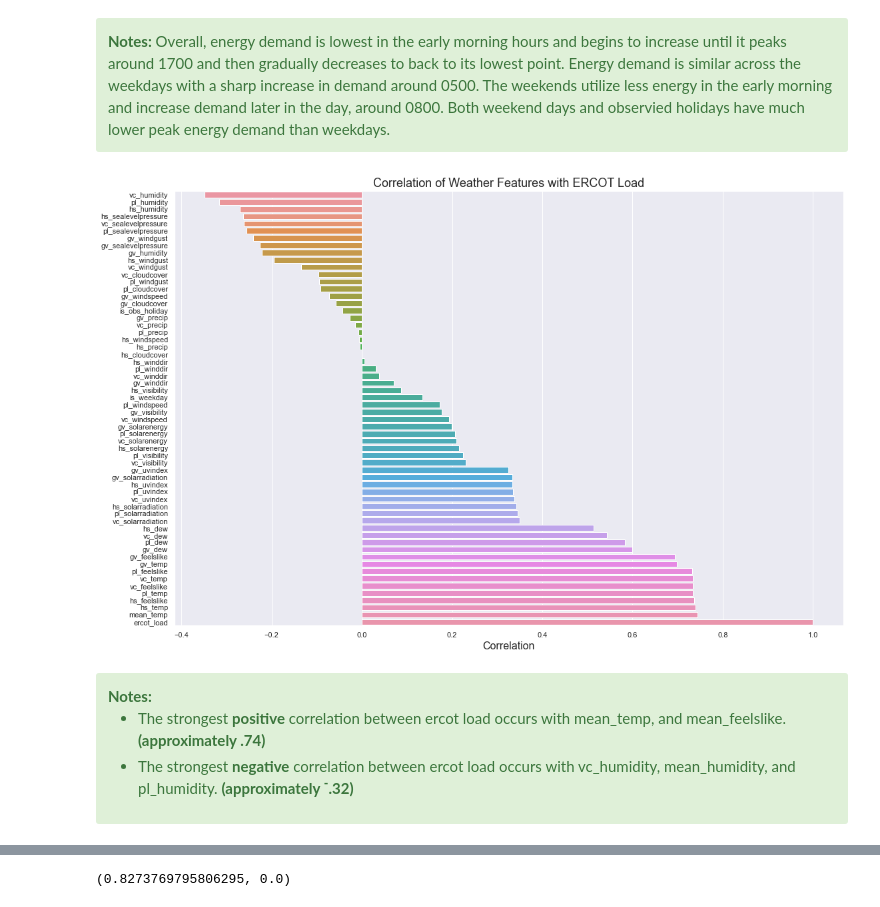
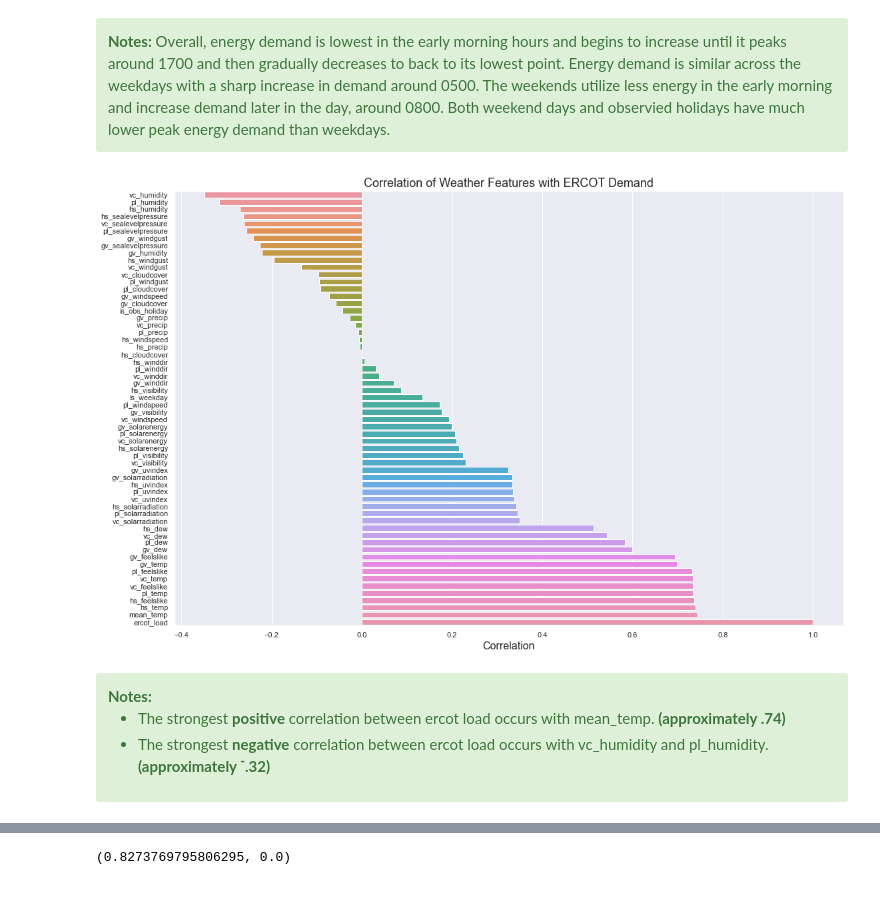
Before and after one commit to energy-demand-forecast/energy_demand_forecast, a Jupyter notebook: Final_Report.ipynb, the cells around one changed output, grey strips where cells are left out. Cells and saved outputs as stored; diff of their text form; code cells hidden in the pictures.

```diff
--- a/Final_Report.ipynb
+++ b/Final_Report.ipynb
@@ -145,19 +141,19 @@ wr.plot_weekday_energy(train);
 # %%
 correlation = pd.DataFrame()
 correlation['columns'] = train.corrwith(train['ercot_load'],method='spearman').index
 correlation['correlation'] = train.corrwith(train['ercot_load'],method='spearman').values
 sns.barplot(data=correlation.sort_values('correlation'), x='correlation', y='columns')
-plt.title('Correlation of Weather Features with ERCOT Load',fontsize=18)
+plt.title('Correlation of Weather Features with ERCOT Demand',fontsize=18)
 plt.ylabel(None)
 plt.xlabel("Correlation",fontsize=16)
 plt.show()
 # %% [output]
-[figure, old version]
+[figure, new version]
 # %% [markdown]
 <div class='alert alert-success'><b>Notes:</b>
 <ul>
-    <li>The strongest <b>positive</b> correlation between ercot load occurs with mean_temp, and mean_feelslike. <b>(approximately .74)</b></li>
-    <li>The strongest <b>negative</b> correlation between ercot load occurs with vc_humidity, mean_humidity, and pl_humidity. <b>(approximately <sup>-</sup>.32)</b></li>
+    <li>The strongest <b>positive</b> correlation between ercot load occurs with mean_temp. <b>(approximately .74)</b></li>
+    <li>The strongest <b>negative</b> correlation between ercot load occurs with vc_humidity and pl_humidity. <b>(approximately <sup>-</sup>.32)</b></li>
     </ul></div>
 # %%
 wr.plot_temp_ercot(train);
```
Also changed, not shown: parts of 39 cells of this notebook, 1 other file.
